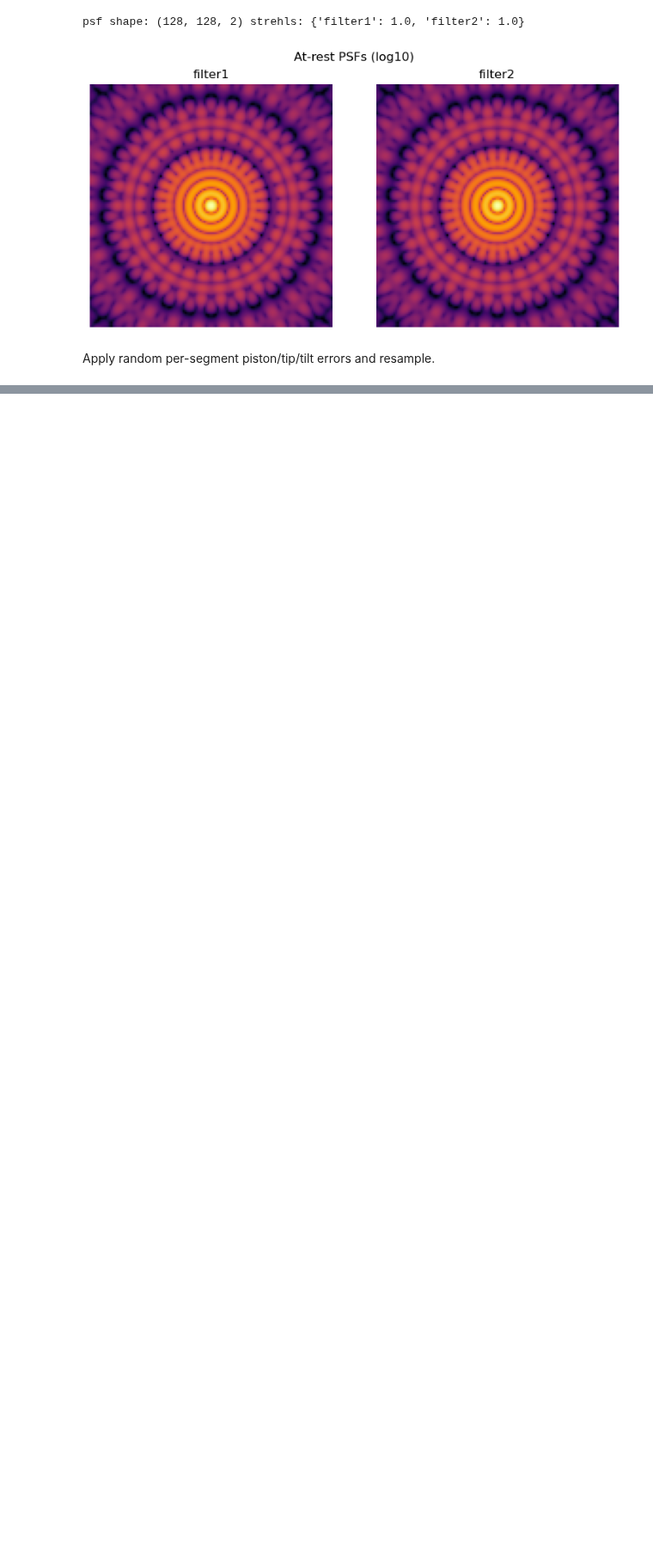
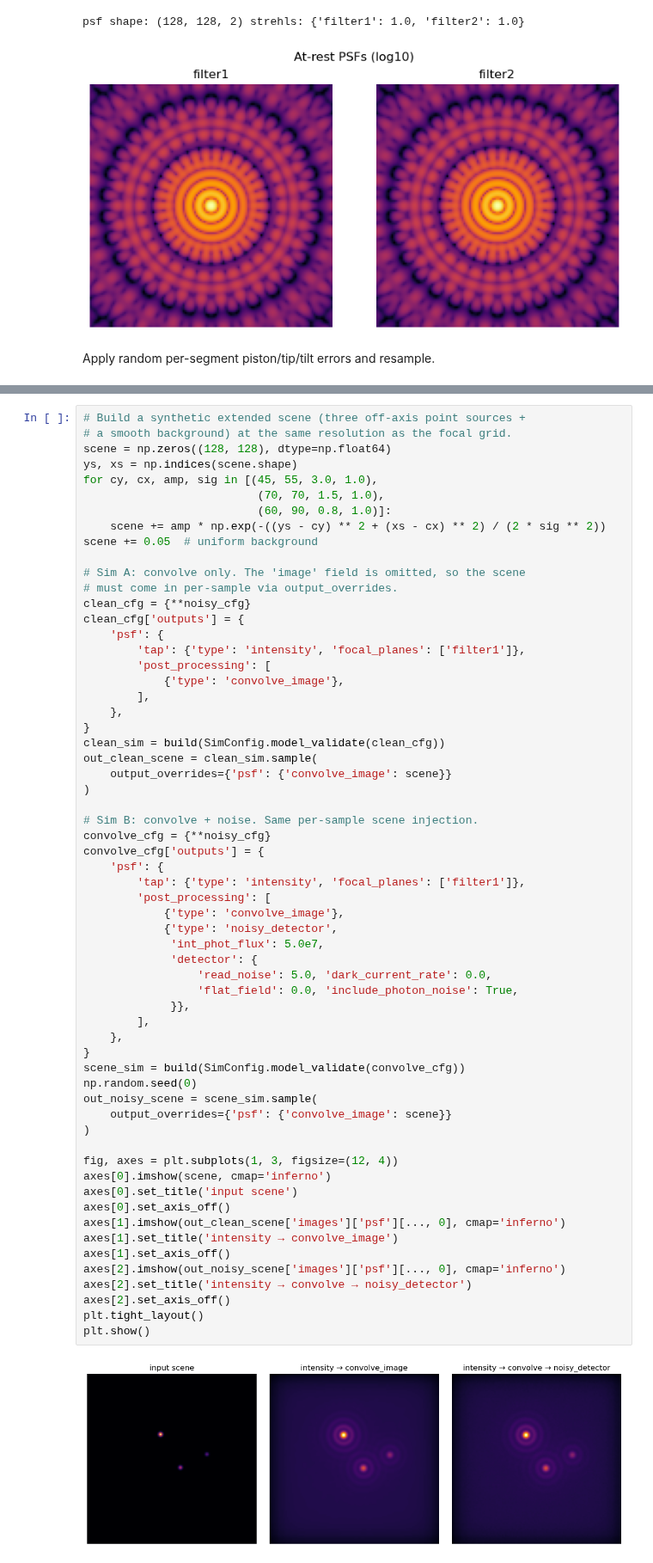
Before and after one commit to icunnyngham/telescope-sim, a Jupyter notebook: docs/tutorials/01_canonical_mini_elf.ipynb, the cells around one changed output, grey strips where cells are left out. Shown at 86% size. Saved outputs shown, nothing was run; the diff lists cells and outputs as text; blank space fills up the shorter version.

```diff
--- a/docs/tutorials/01_canonical_mini_elf.ipynb
+++ b/docs/tutorials/01_canonical_mini_elf.ipynb
@@ -48,0 +129,63 @@ strehls with errors: {'filter1': 0.2463175822104899, 'filter2': 0.41870904251469
+# %%
+# Build a synthetic extended scene (three off-axis point sources +
+# a smooth background) at the same resolution as the focal grid.
+scene = np.zeros((128, 128), dtype=np.float64)
+ys, xs = np.indices(scene.shape)
+for cy, cx, amp, sig in [(45, 55, 3.0, 1.0),
+                          (70, 70, 1.5, 1.0),
+                          (60, 90, 0.8, 1.0)]:
+    scene += amp * np.exp(-((ys - cy) ** 2 + (xs - cx) ** 2) / (2 * sig ** 2))
+scene += 0.05  # uniform background
+
+# Sim A: convolve only. The 'image' field is omitted, so the scene
+# must come in per-sample via output_overrides.
+clean_cfg = {**noisy_cfg}
+clean_cfg['outputs'] = {
+    'psf': {
+        'tap': {'type': 'intensity', 'focal_planes': ['filter1']},
+        'post_processing': [
+            {'type': 'convolve_image'},
+        ],
+    },
+}
+clean_sim = build(SimConfig.model_validate(clean_cfg))
+out_clean_scene = clean_sim.sample(
+    output_overrides={'psf': {'convolve_image': scene}}
+)
+
+# Sim B: convolve + noise. Same per-sample scene injection.
+convolve_cfg = {**noisy_cfg}
+convolve_cfg['outputs'] = {
+    'psf': {
+        'tap': {'type': 'intensity', 'focal_planes': ['filter1']},
+        'post_processing': [
+            {'type': 'convolve_image'},
+            {'type': 'noisy_detector',
+             'int_phot_flux': 5.0e7,
+             'detector': {
+                 'read_noise': 5.0, 'dark_current_rate': 0.0,
+                 'flat_field': 0.0, 'include_photon_noise': True,
+             }},
+        ],
+    },
+}
+scene_sim = build(SimConfig.model_validate(convolve_cfg))
+np.random.seed(0)
+out_noisy_scene = scene_sim.sample(
+    output_overrides={'psf': {'convolve_image': scene}}
+)
+
+fig, axes = plt.subplots(1, 3, figsize=(12, 4))
+axes[0].imshow(scene, cmap='inferno')
+axes[0].set_title('input scene')
+axes[0].set_axis_off()
+axes[1].imshow(out_clean_scene['images']['psf'][..., 0], cmap='inferno')
+axes[1].set_title('intensity → convolve_image')
+axes[1].set_axis_off()
+axes[2].imshow(out_noisy_scene['images']['psf'][..., 0], cmap='inferno')
+axes[2].set_title('intensity → convolve → noisy_detector')
+axes[2].set_axis_off()
+plt.tight_layout()
+plt.show()
+# %% [output]
+[figure, added]
```
Also changed, not shown: parts of 4 cells of this notebook, 2 other files.
